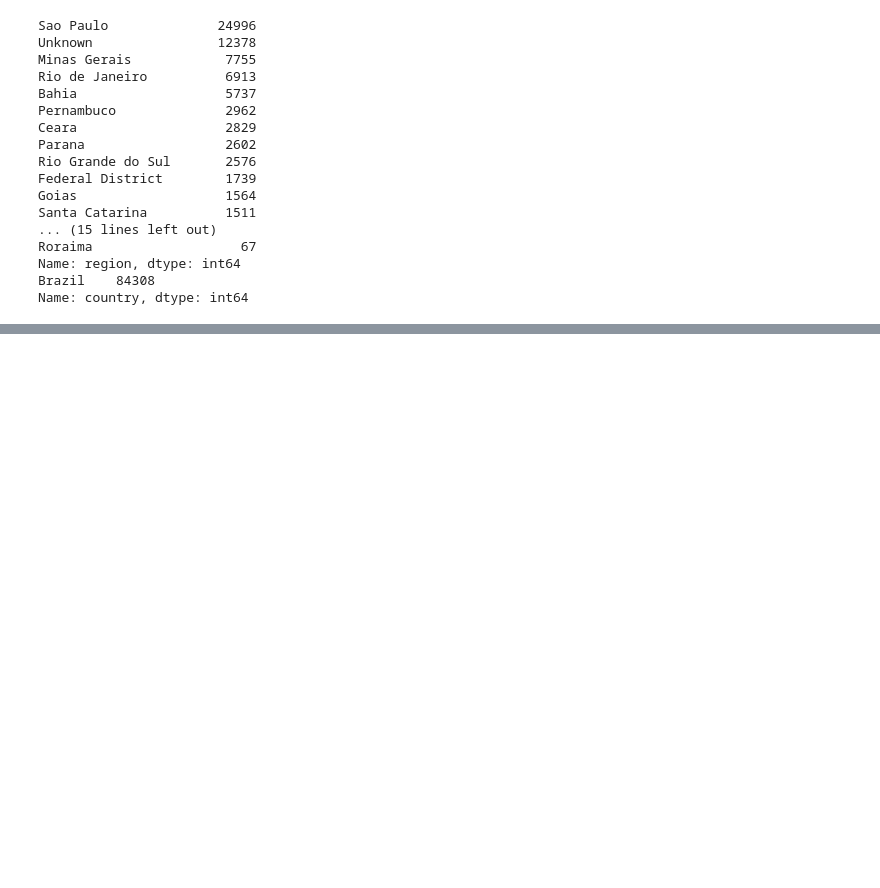
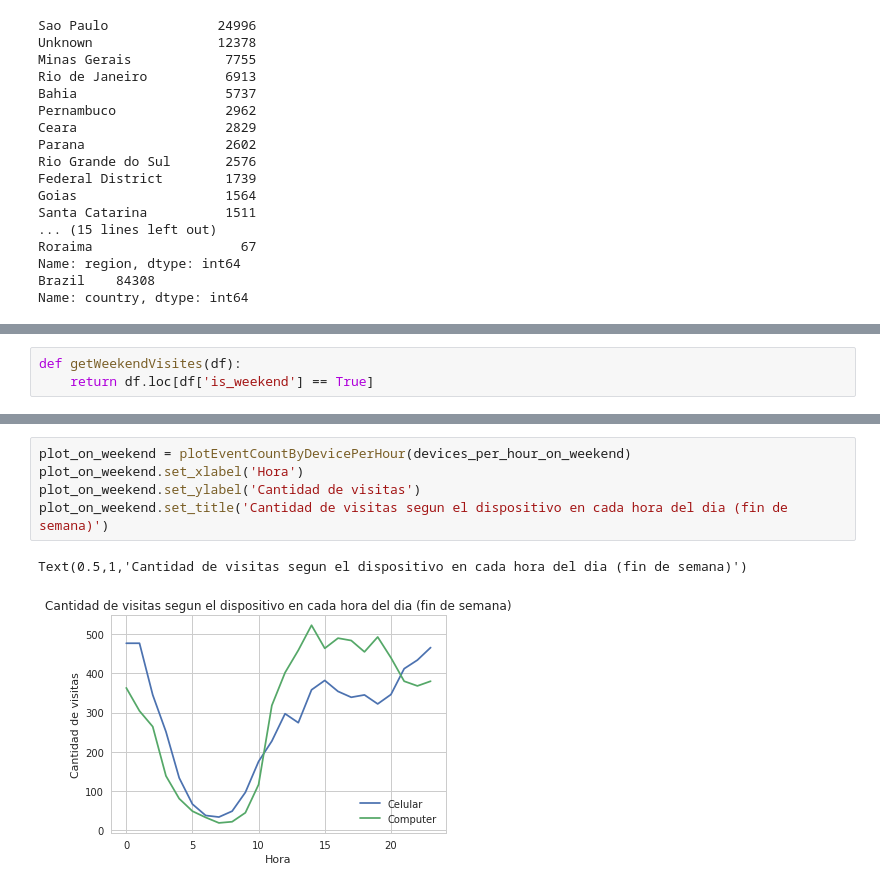
Before and after one commit to gabyrobles93/7506-TP1-Trocafone, a Jupyter notebook: analisis_so_y_dispositivos.ipynb, the cells around one changed output, grey strips where cells are left out. Saved outputs shown, nothing was run; the diff lists cells and outputs as text; blank space fills up the shorter version.

```diff
--- a/analisis_so_y_dispositivos.ipynb
+++ b/analisis_so_y_dispositivos.ipynb
@@ -713,0 +799,3 @@ devices_per_region.head(20)
+# %%
+def getWeekendVisites(df):
+    return df.loc[df['is_weekend'] == True]
@@ -713,0 +866,8 @@ devices_per_region.head(20)
+# %%
+plot_on_weekend = plotEventCountByDevicePerHour(devices_per_hour_on_weekend)
+plot_on_weekend.set_xlabel('Hora')
+plot_on_weekend.set_ylabel('Cantidad de visitas')
+plot_on_weekend.set_title('Cantidad de visitas segun el dispositivo en cada hora del dia (fin de semana)')
+# %% [output]
+Text(0.5,1,'Cantidad de visitas segun el dispositivo en cada hora del dia (fin de semana)')
+[figure, added]
```
Also changed, not shown: parts of 21 cells of this notebook.
